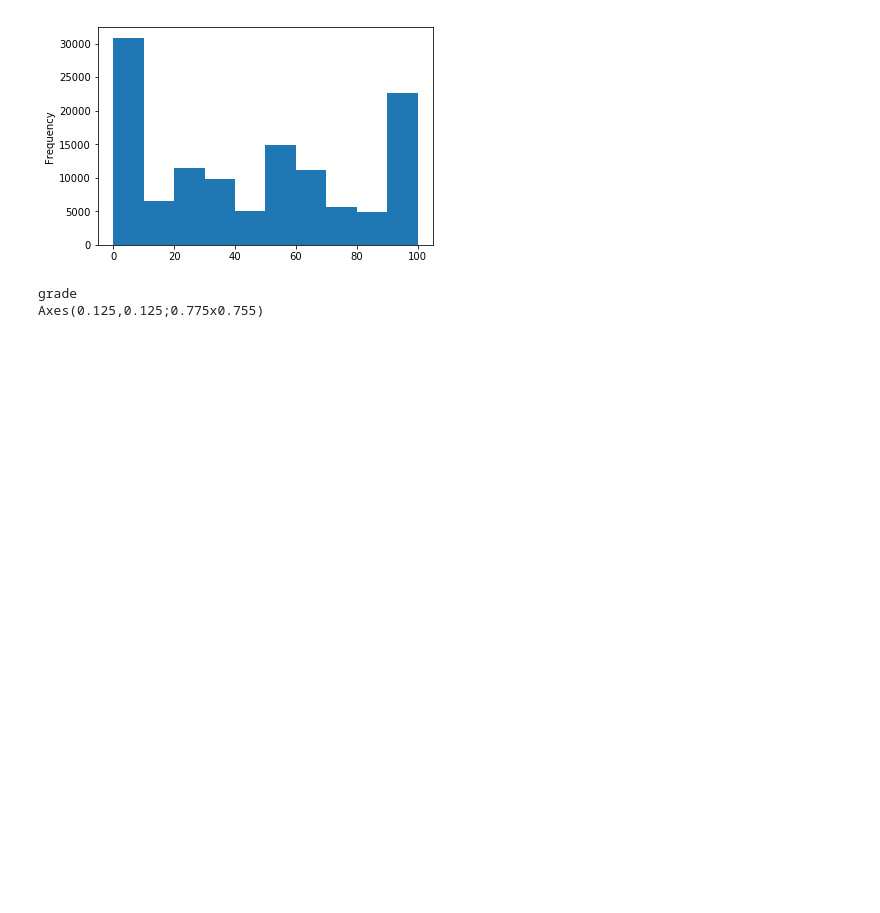
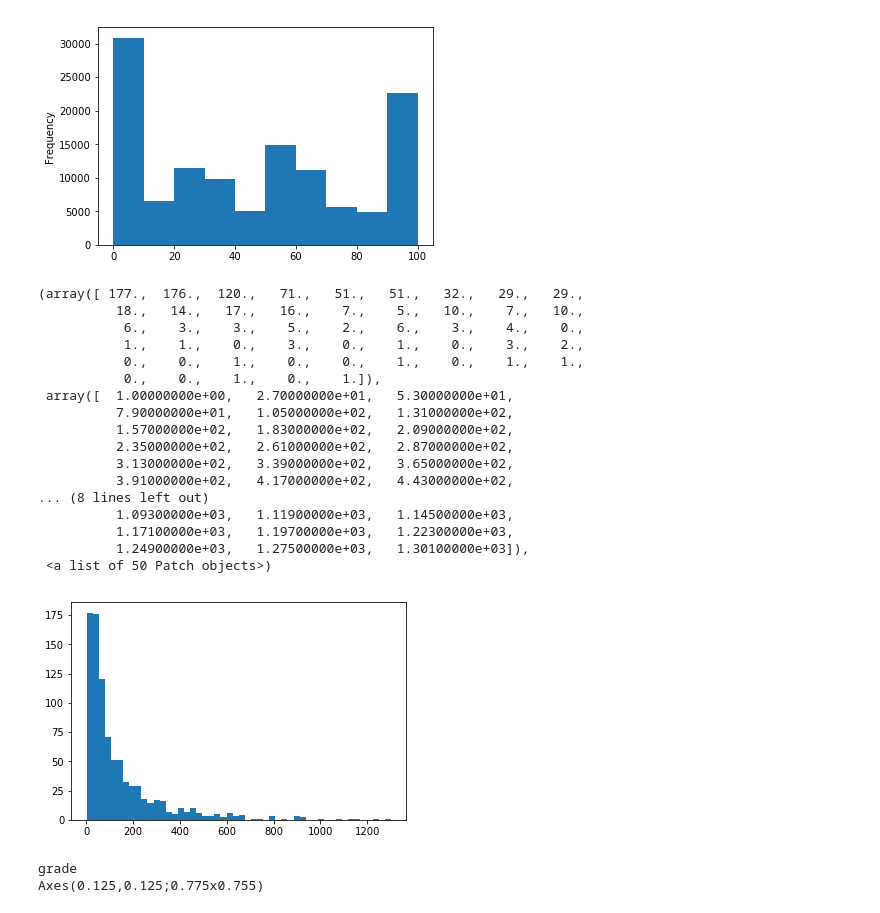
Before and after one commit to william-a-hughes/Springboard_Intermediate_Data_Science_Python, a Jupyter notebook: WHughes-Data_Wrangling.ipynb, the cells around one changed output. Cells and saved outputs as stored; diff of their text form; code cells hidden in the pictures; blank space fills up the shorter version.

```diff
--- a/WHughes-Data_Wrangling.ipynb
+++ b/WHughes-Data_Wrangling.ipynb
@@ -509,6 +509,28 @@ Axes(0.125,0.125;0.775x0.755)
 percent_bc_gt_75
 Axes(0.125,0.125;0.775x0.755)
 [figure]
+# %%
+
+plt.hist(df['zip_code'].value_counts(), bins = 50)
+# %% [output]
+(array([ 177.,  176.,  120.,   71.,   51.,   51.,   32.,   29.,   29.,
+          18.,   14.,   17.,   16.,    7.,    5.,   10.,    7.,   10.,
+           6.,    3.,    3.,    5.,    2.,    6.,    3.,    4.,    0.,
+           1.,    1.,    0.,    3.,    0.,    1.,    0.,    3.,    2.,
+           0.,    0.,    1.,    0.,    0.,    1.,    0.,    1.,    1.,
+           0.,    0.,    1.,    0.,    1.]),
+ array([  1.00000000e+00,   2.70000000e+01,   5.30000000e+01,
+          7.90000000e+01,   1.05000000e+02,   1.31000000e+02,
+          1.57000000e+02,   1.83000000e+02,   2.09000000e+02,
+          2.35000000e+02,   2.61000000e+02,   2.87000000e+02,
+          3.13000000e+02,   3.39000000e+02,   3.65000000e+02,
+          3.91000000e+02,   4.17000000e+02,   4.43000000e+02,
+... (8 lines left out)
+          1.09300000e+03,   1.11900000e+03,   1.14500000e+03,
+          1.17100000e+03,   1.19700000e+03,   1.22300000e+03,
+          1.24900000e+03,   1.27500000e+03,   1.30100000e+03]),
+ <a list of 50 Patch objects>)
+[figure, added]
 # %%
 #recode the following variables as binary (0 = False, 1 = True)
 #if you need to convert true/false explicitly to 0 or 1: df[col].astype(int)
```
Also changed, not shown: parts of 2 cells of this notebook.
